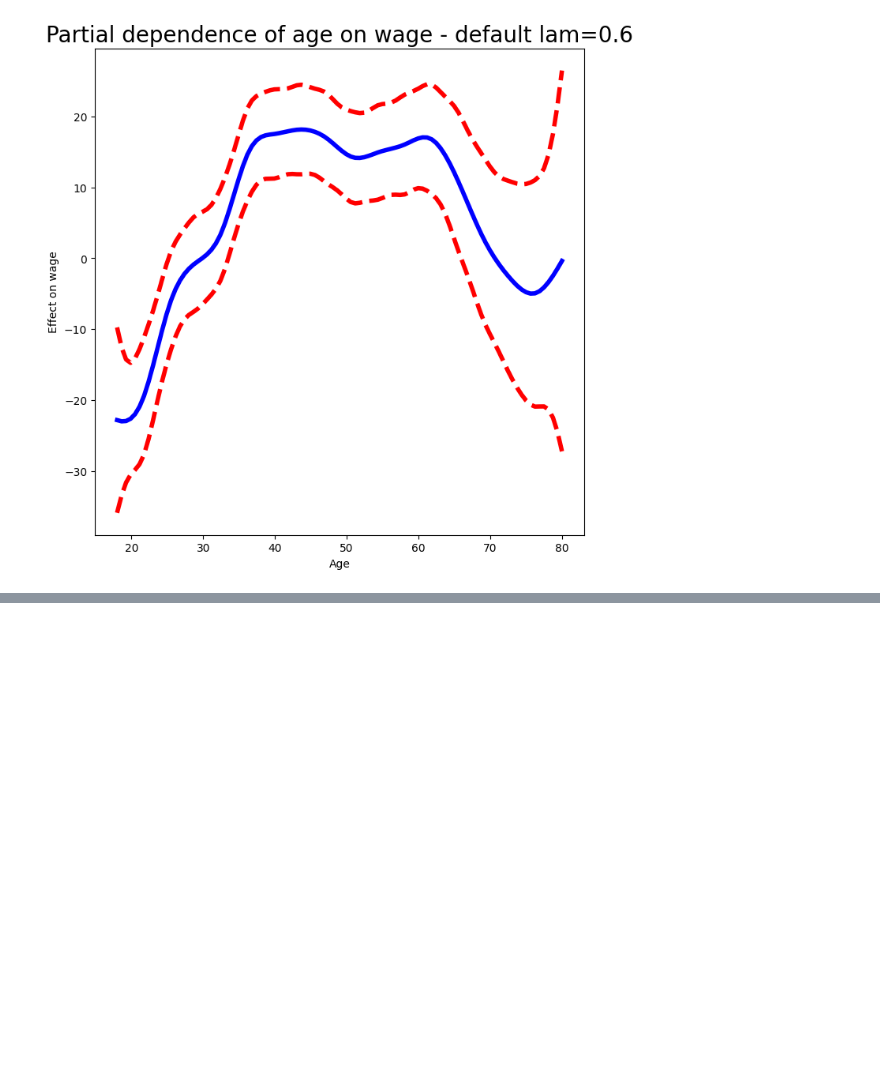
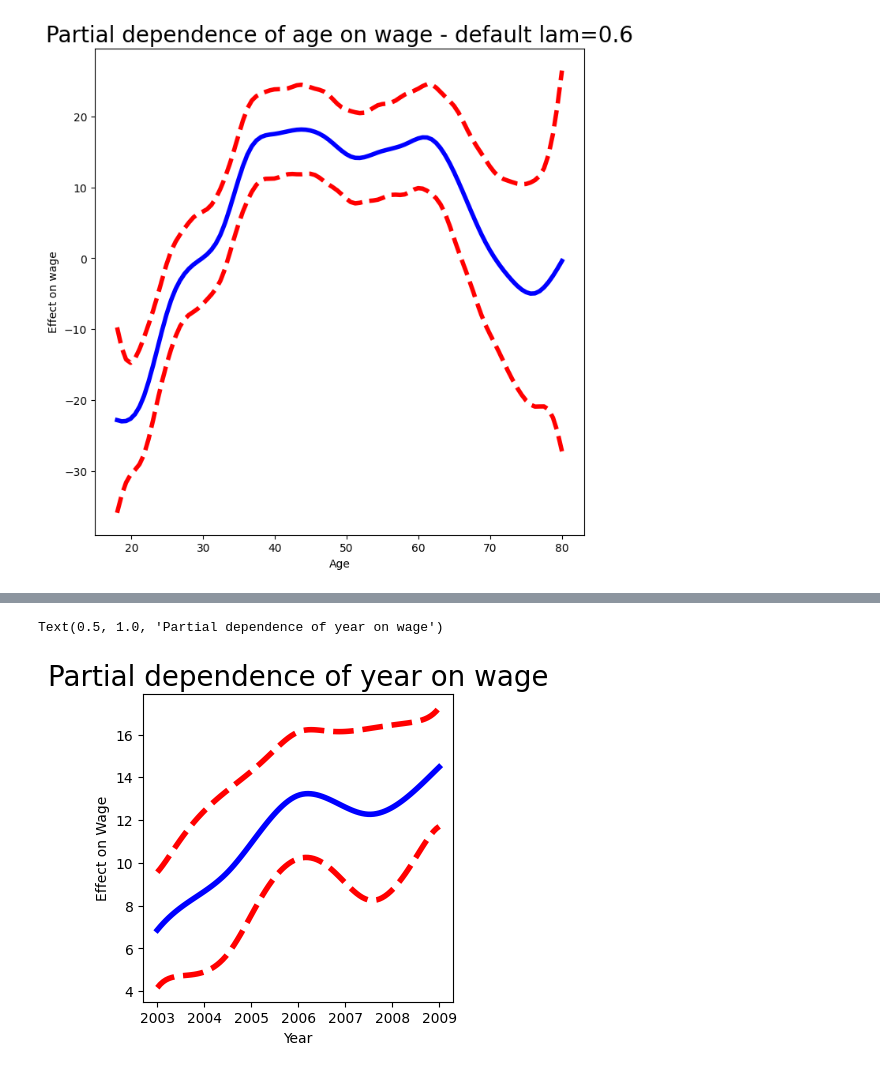
Before and after one commit to ARKA1112/ISLP_self, a Jupyter notebook: 8_Non_linear.ipynb, the cells around one changed output, grey strips where cells are left out. Drawn from its saved outputs; the diff is of its cells as text; code cells hidden in the pictures; blank space fills up the shorter version.

```diff
--- a/8_Non_linear.ipynb
+++ b/8_Non_linear.ipynb
@@ -425,0 +439,25 @@ gam_full = gam_full.fit(Xgam, y)
+# %%
+# We see that the funciton is somewhat wiggly. It is more natural to specify the df than a value for lam. We refit a GAM using four degrees of freedom each for age and year. Recall that the addition of one below takes into account the intercept of the smoothing spline.
+
+
+
+age_term = gam_full.terms[0]
+age_term.lam = approx_lam(Xgam, age_term, df=4+1)
+year_term = gam_full.terms[1]
+year_term.lam = approx_lam(Xgam, year_term, df=4+1)
+gam_full = gam_full.fit(Xgam, y)
+# %%
+# Note that updating age_term.lam above updates it in gam_full.terms[0] as well likewise for year_term.lam
+
+
+# Repeating the plot for age, we see that it is much smoother. WE also produce the plot for year.
+
+
+fig, ax = subplots(figsize=(4,4))
+plot_gam(gam_full, 1, ax=ax)
+ax.set_xlabel('Year')
+ax.set_ylabel('Effect on Wage')
+ax.set_title('Partial dependence of year on wage', fontsize=20)
+# %% [output]
+Text(0.5, 1.0, 'Partial dependence of year on wage')
+[figure, added]
```
Also changed, not shown: parts of 8 cells of this notebook.
